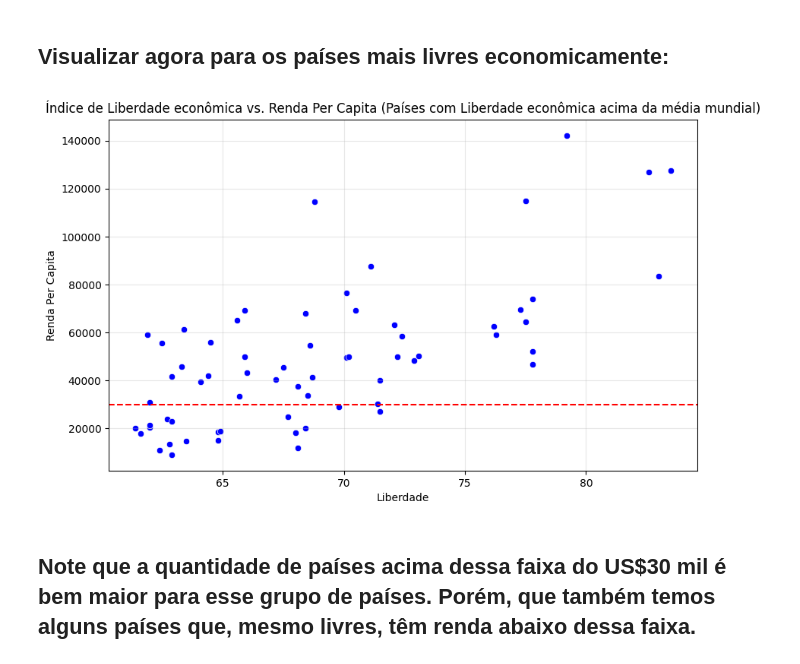
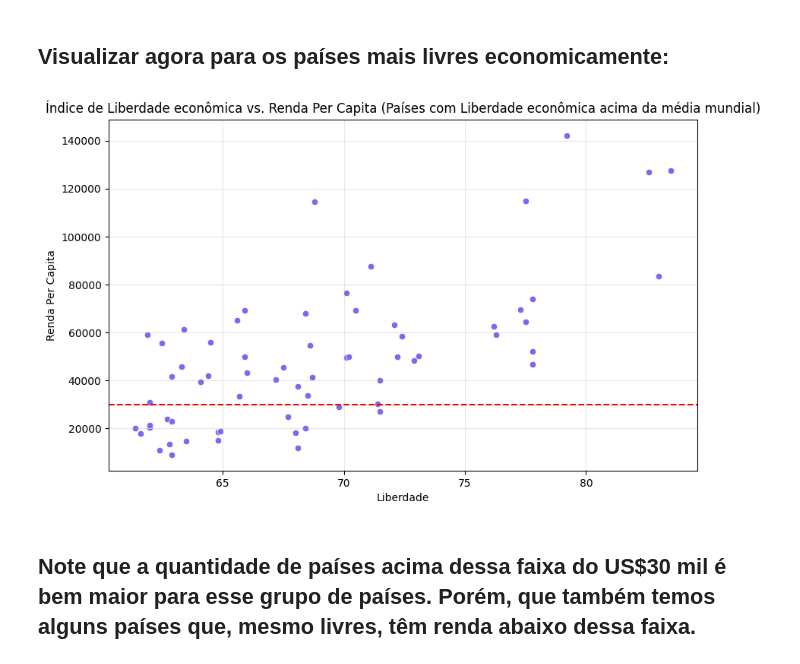
Before and after one commit to jlcamelo2350/Dados-e-automacao, a Jupyter notebook: Análise da relação renda-inovação e liberdade econômica/Modelagem_com_dados_de_renda_per_inovação_e_liberdade_econômica.ipynb, the cells around one changed output. Saved outputs shown, nothing was run; the diff lists cells and outputs as text; code cells hidden in the pictures.

```diff
--- a/Análise da relação renda-inovação e liberdade econômica/Modelagem_com_dados_de_renda_per_inovação_e_liberdade_econômica.ipynb
+++ b/Análise da relação renda-inovação e liberdade econômica/Modelagem_com_dados_de_renda_per_inovação_e_liberdade_econômica.ipynb
@@ -533,17 +530,17 @@ plt.show()
 ## Visualizar agora para os países mais livres economicamente:
 # %%
 plt.figure(figsize=(10, 6))
-sns.scatterplot(x='xL', y='Y', data=acima_da_medL, color = 'blue')
+sns.scatterplot(x='xL', y='Y', data=acima_da_medL, color = 'mediumslateblue')
 plt.title('Índice de Liberdade econômica vs. Renda Per Capita (Países com Liberdade econômica acima da média mundial)')
 plt.xlabel('Liberdade')
 plt.ylabel('Renda Per Capita')
 plt.grid(True, alpha = 0.3)
 
 #vou colocar uma linha na faixa de renda dos us$ 30 mil
 plt.axhline(y=30000, color='red', linestyle='--')
 plt.show()
 # %% [output]
-[figure, old version]
+[figure, new version]
 # %% [markdown]
 ## Note que a quantidade de países acima dessa faixa do US$30 mil é bem maior para esse grupo de países. Porém, que também temos alguns países que, mesmo livres, têm renda abaixo dessa faixa.
 # %% [markdown]
```
Also changed, not shown: parts of 13 cells of this notebook.
